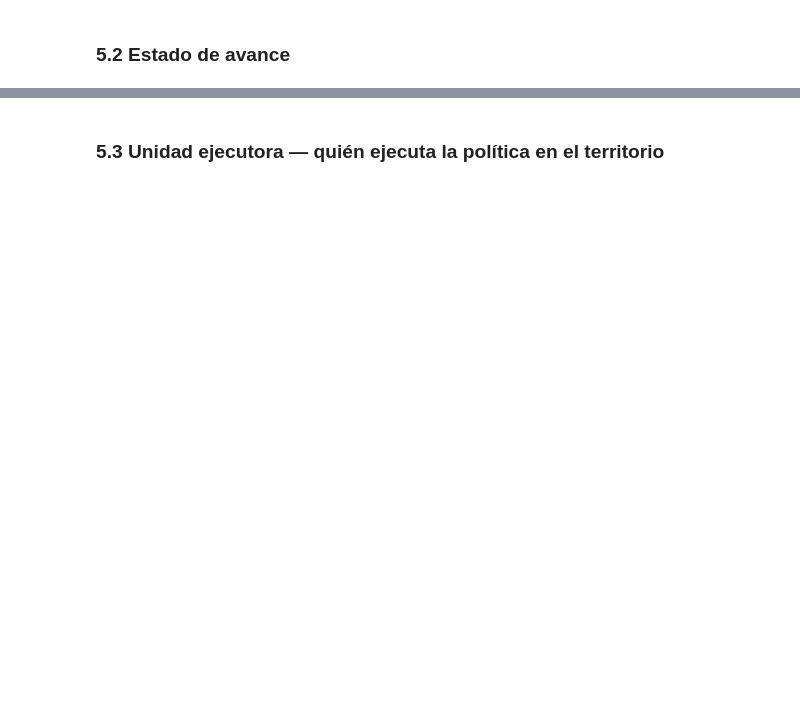
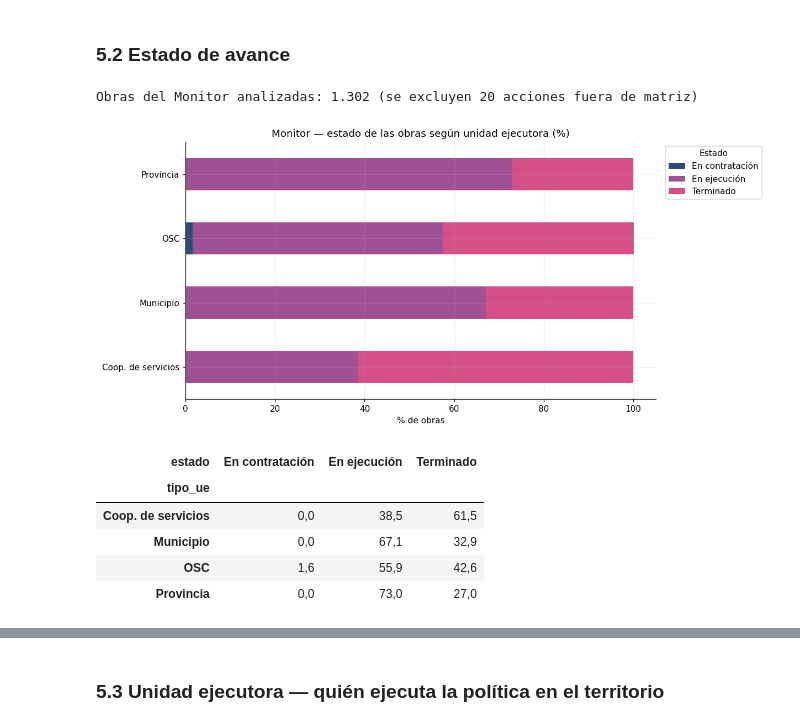
Before and after one commit to Camilamop/RENABAP, a Jupyter notebook: bloque2_intervenciones_territoriales1.ipynb, the cells around one changed output, grey strips where cells are left out. Drawn from its saved outputs; the diff is of its cells as text; code cells hidden in the pictures; blank space fills up the shorter version.

```diff
--- a/bloque2_intervenciones_territoriales1.ipynb
+++ b/bloque2_intervenciones_territoriales1.ipynb
@@ -324,6 +324,9 @@ BARRIOS_EXCLUIDOS = [
     "Parque Las Rosas",
     "El Basural",
     "Toma Canal",
+    "Puente Santa Mónica",
+    "Tierras Vivas",
+    "Tierras Nuevas Para Neuquén",
 ]
 
 def norm_patron(s):
@@ -3050,5 +3675,37 @@ plt.show()
 # %% [markdown]
 ### 5.2 Estado de avance
+# %%
+# =============================================================
+#  5.6 Monitor de obras — estado, avance, unidad ejecutora y provincias
+# =============================================================
+# El Monitor NO informa línea programática, fuente de financiamiento ni acta
+# de inicio: por eso 5.1 y la deflación no tienen equivalente. Lo que sí se
+# puede replicar se cruza por UNIDAD EJECUTORA (en lugar de financiamiento),
+# y se suma un dato que sólo tiene el Monitor: familias beneficiarias.
+# Las acciones fuera de matriz (fortalecimiento COVID) se excluyen: no son obras.
+mon5 = monitor[monitor["fuera_de_matriz"].isna()].copy()
+print(f"Obras del Monitor analizadas: {fmt_ar(len(mon5))} "
+      f"(se excluyen {fmt_ar(monitor['fuera_de_matriz'].notna().sum())} acciones fuera de matriz)\n")
+
+# --- Estado según unidad ejecutora -----------------------------------------
+estado_ue_m = pd.crosstab(mon5["tipo_ue"], mon5["estado"], normalize="index").mul(100).round(1)
+guardar_tabla(estado_ue_m, "05_monitor_estado_por_ue")
+ax = estado_ue_m.plot(kind="barh", stacked=True, color=PAL[:estado_ue_m.shape[1]])
+ax.set_title("Monitor — estado de las obras según unidad ejecutora (%)")
+ax.set_xlabel("% de obras"); ax.set_ylabel("")
+ax.legend(title="Estado", bbox_to_anchor=(1.01, 1), loc="upper left")
+guardar_fig("05_monitor_estado_ue")
+plt.show()
+display(estado_ue_m)
+# %% [output]
+Obras del Monitor analizadas: 1.302 (se excluyen 20 acciones fuera de matriz)
+[figure, added]
+| estado | En contratación | En ejecución | Terminado |
+| tipo_ue |  |  |  |
+| Coop. de servicios | 0,0 | 38,5 | 61,5 |
+| Municipio | 0,0 | 67,1 | 32,9 |
+| OSC | 1,6 | 55,9 | 42,6 |
+| Provincia | 0,0 | 73,0 | 27,0 |
 # %%
 estado_tab = pd.crosstab(obras["financiamiento"], obras["estado"], normalize="index").mul(100).round(1)
 guardar_tabla(estado_tab, "05_estado_por_financiamiento")
```
Also changed, not shown: parts of 64 cells of this notebook, 1 other file.
